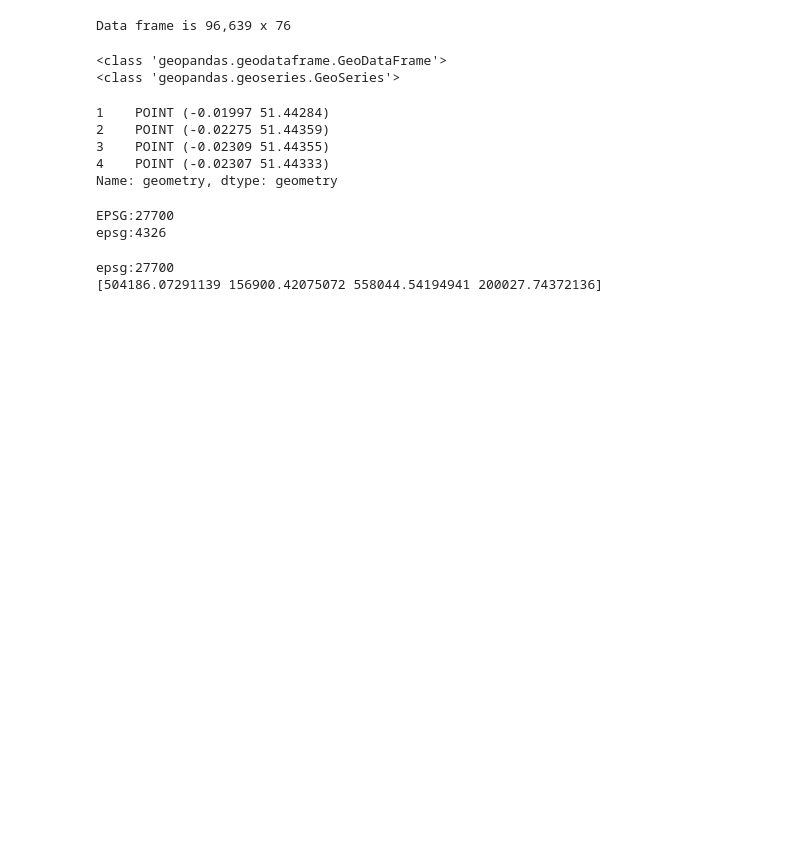
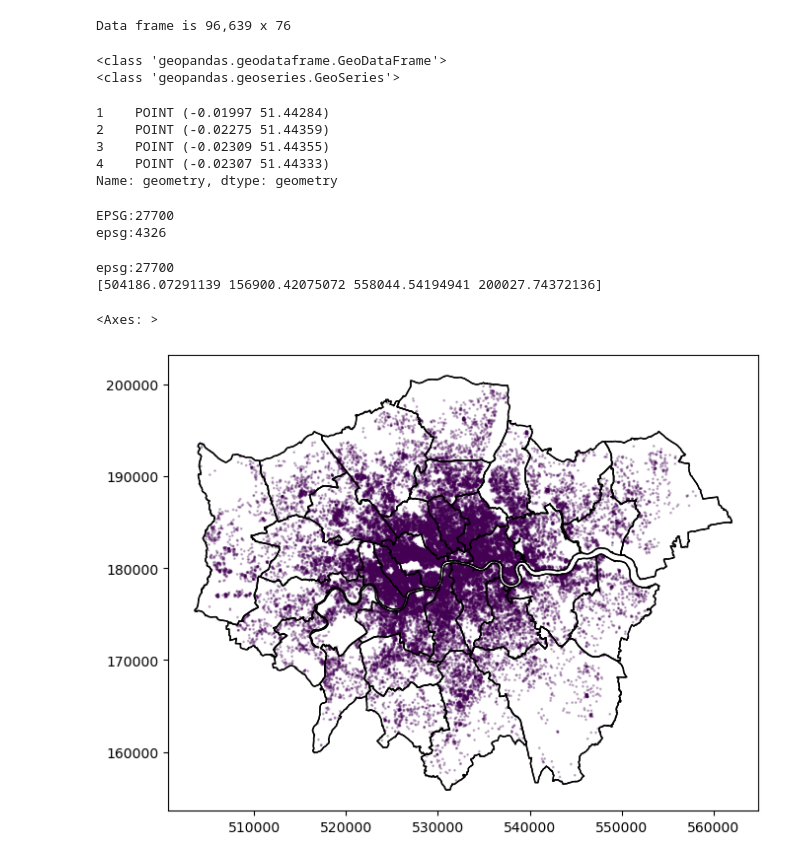
Before and after one commit to yjzhou217/The-Universe-s-Premier-F, a Jupyter notebook: code-draft.ipynb, the cells around one changed output. Cells and saved outputs as stored; diff of their text form; code cells hidden in the pictures; blank space fills up the shorter version.

Commit message:
airbnb out of control 1-1

```diff
--- a/code-draft.ipynb
+++ b/code-draft.ipynb
@@ -375,3 +375,19 @@ print(gdf.total_bounds)
 # %% [output]
 epsg:27700
 [504186.07291139 156900.42075072 558044.54194941 200027.74372136]
+# %%
+#airbnb在空间上的分布，集中在哪个区域
+base = boros.plot(edgecolor='black',
+    facecolor='white',
+    linewidth=1.0,
+    figsize=(8,6))
+
+#按价格着色的分布图（价格的数值需要处理）
+gdf.to_crs('epsg:27700').plot(ax=base, column='price', cmap='viridis', alpha=0.25, markersize=1, figsize=(8,6));
+boros.boundary.plot(ax=base,
+    color='black',
+    linewidth=1.0,
+    figsize=(8,6))
+# %% [output]
+<Axes: >
+[figure, added]
```
